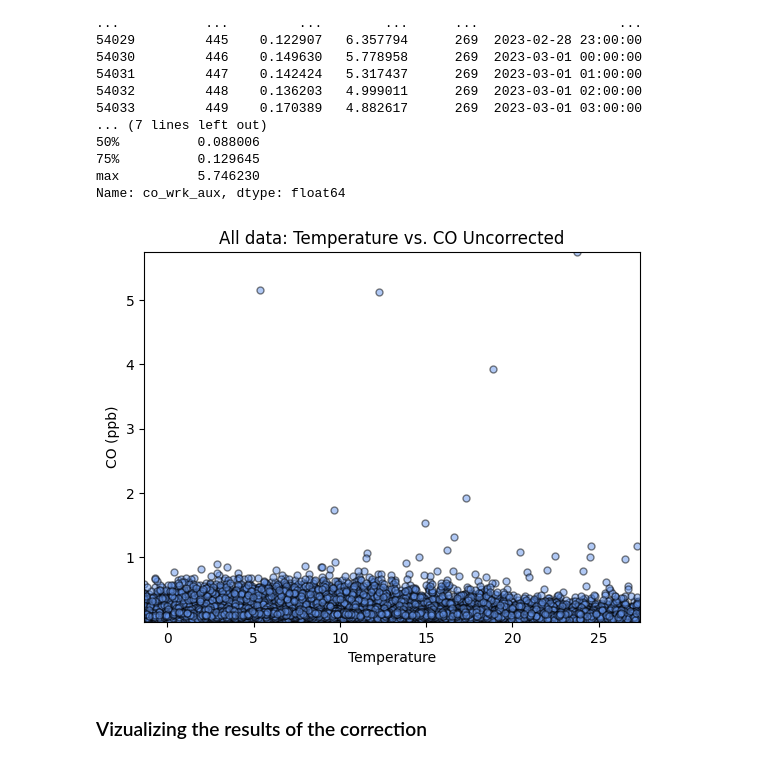
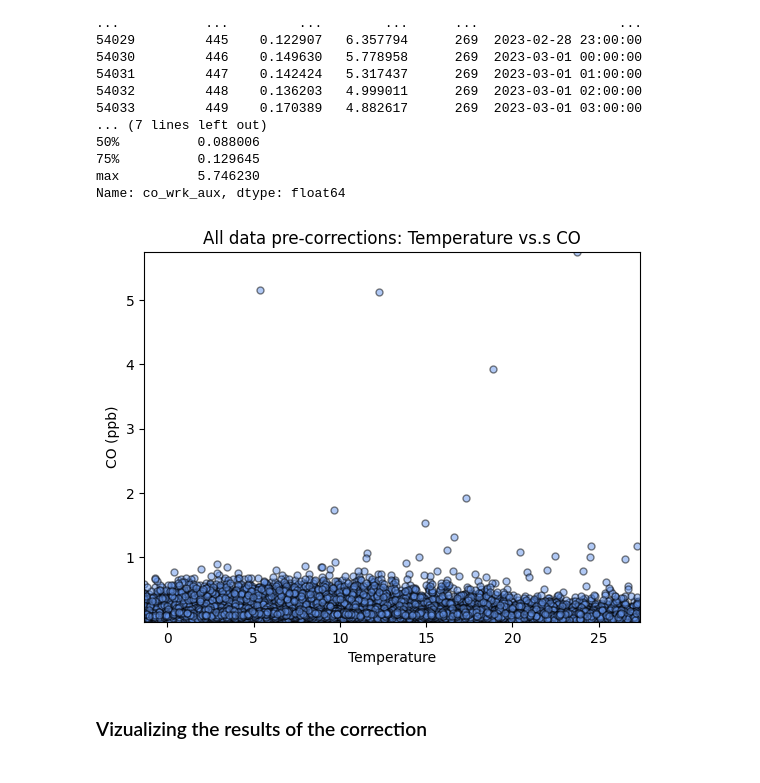
Before and after one commit to livgimenes/calibrations-scr-breathe-pvd, a Jupyter notebook: co/results.ipynb, the cells around one changed output. Saved outputs shown, nothing was run; the diff lists cells and outputs as text; code cells hidden in the pictures.

```diff
--- a/co/results.ipynb
+++ b/co/results.ipynb
@@ -44,9 +44,9 @@ Name: co_wrk_aux, dtype: float64
 # %%
 # just vizualize the data pre calibration
 
-make_scatter_plot(uncorrected_df,'All data')
+make_scatter_plot(uncorrected_df,'All data pre-corrections')
 # %% [output]
-[figure, old version]
+[figure, new version]
 # %% [markdown]
 <h3>Vizualizing the results of the correction<h3>
 # %%
```
Also changed, not shown: parts of 7 cells of this notebook, 2 other files.
